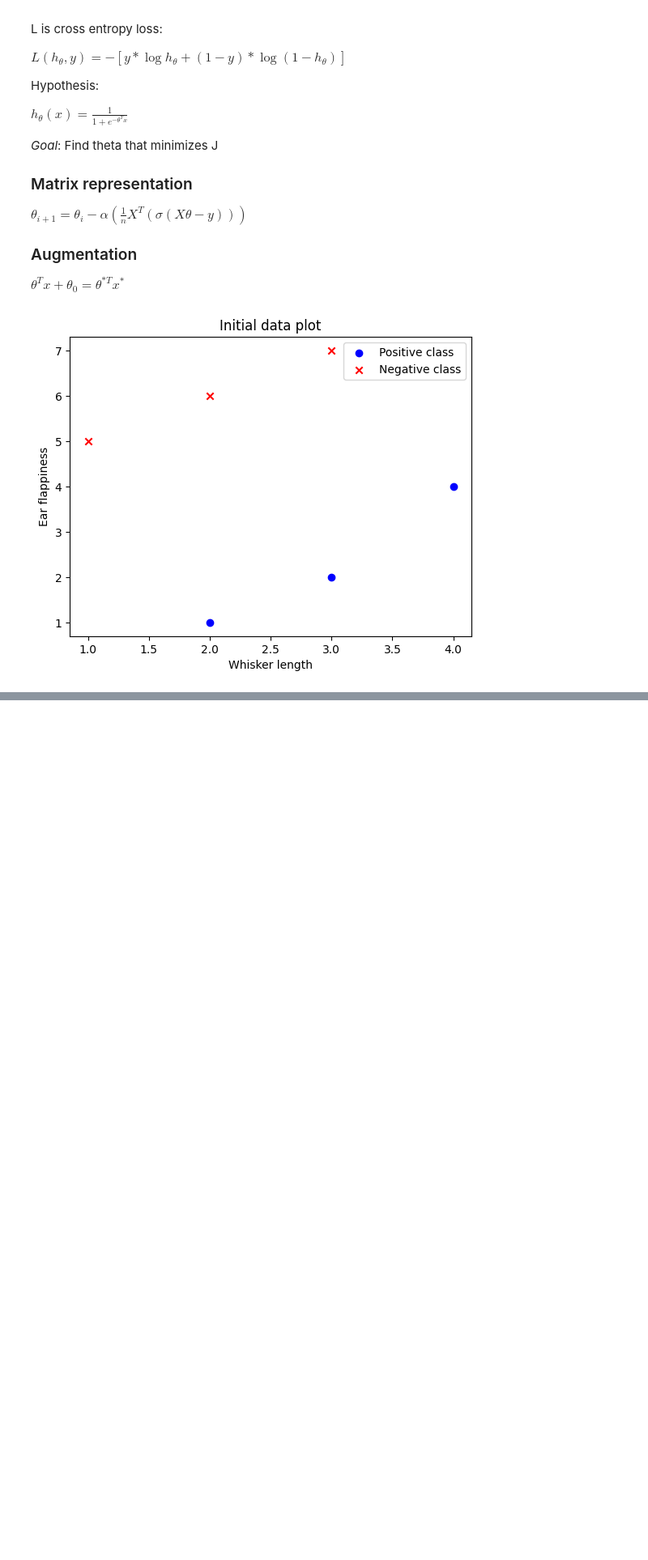
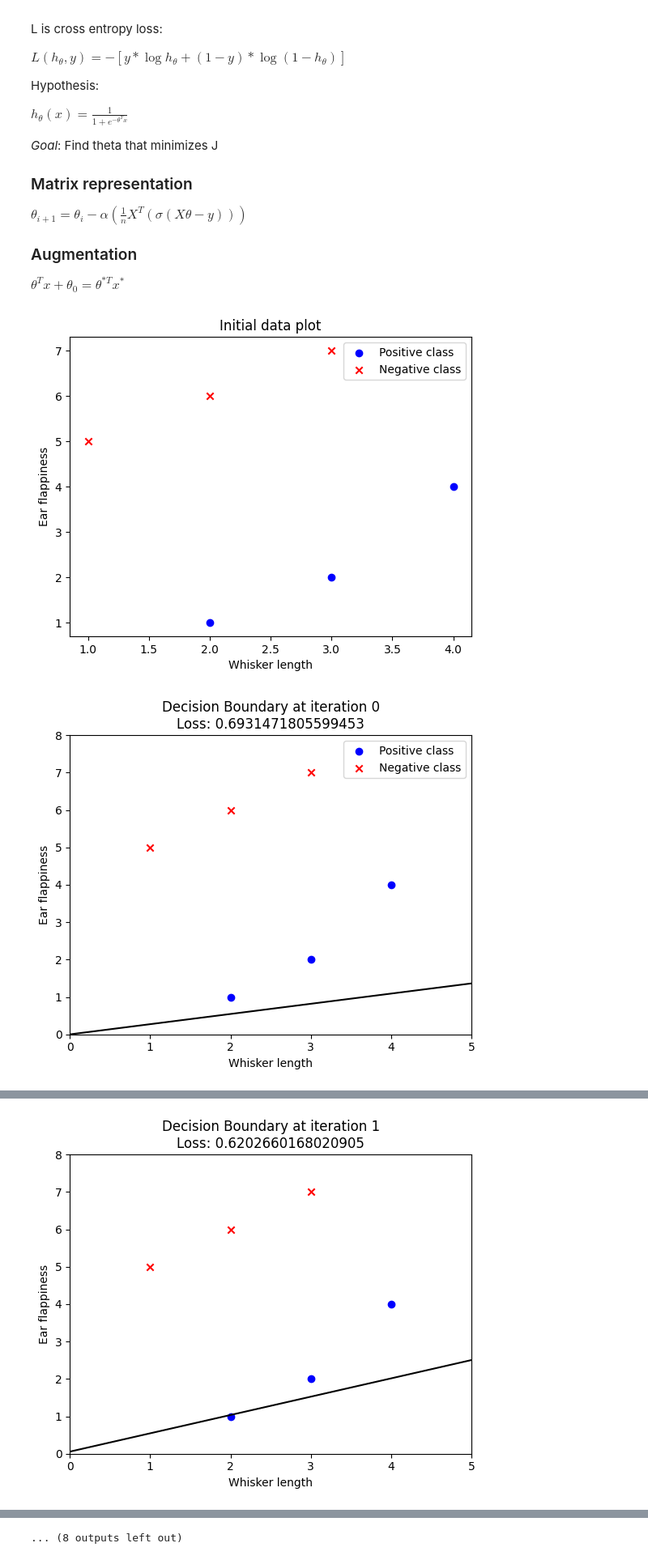
Before and after one commit to fatroom/ml-by-doing, a Jupyter notebook: notebooks/regression.ipynb, the cells around one changed output, grey strips where cells are left out. Shown at 81% size. Cells and saved outputs as stored; diff of their text form; code cells hidden in the pictures; blank space fills up the shorter version.

Commit message:
Linear regression notebook

```diff
--- a/notebooks/regression.ipynb
+++ b/notebooks/regression.ipynb
@@ -62,11 +62,11 @@ plt.show()
 [figure]
 # %%
 def plot_decision_boundary(X, y, weights, loss, iteration):
-    plt.scatter(X[:3, 0], X[:3, 1], c='blue', marker = 'o', label='Positive class' if iteration == 0 else "")
-    plt.scatter(X[3:, 0], X[3:, 1], c='red', marker = 'x', label='Negative class' if iteration == 0 else "")
+    plt.scatter(X[:3, 1], X[:3, 2], c='blue', marker = 'o', label='Positive class' if iteration == 0 else "")
+    plt.scatter(X[3:, 1], X[3:, 2], c='red', marker = 'x', label='Negative class' if iteration == 0 else "")
 
     # Extend the x values a bit beyond the min and max for better visualization
-    x_values = np.array([np.min(X[:, 0]) - 1, np.max(X[:, 0]) + 1])
+    x_values = np.array([np.min(X[:, 1]) - 1, np.max(X[:, 1]) + 1])
     y_values = -(weights[0] + x_values * weights[1]) / weights[2]
     plt.plot(x_values, y_values, "k")
 
@@ -99,3 +99,8 @@ def logistic_regression(X, y, learning_rate=0.1, num_iterations=10):
         plot_decision_boundary(X, y, weights, loss, i)
         print(f"Iteration {i}: Theta: {weights}, Loss: {loss}")
     return weights
+# %%
+# Training the model
+weights = logistic_regression(X, y)
+# %% [output]
+[figure, added]
@@ -101,0 +108 @@ def logistic_regression(X, y, learning_rate=0.1, num_iterations=10):
+[figure, added]
@@ -101,0 +118 @@ def logistic_regression(X, y, learning_rate=0.1, num_iterations=10):
+... (8 outputs left out)
```
Also changed, not shown: parts of 1 cell of this notebook.
